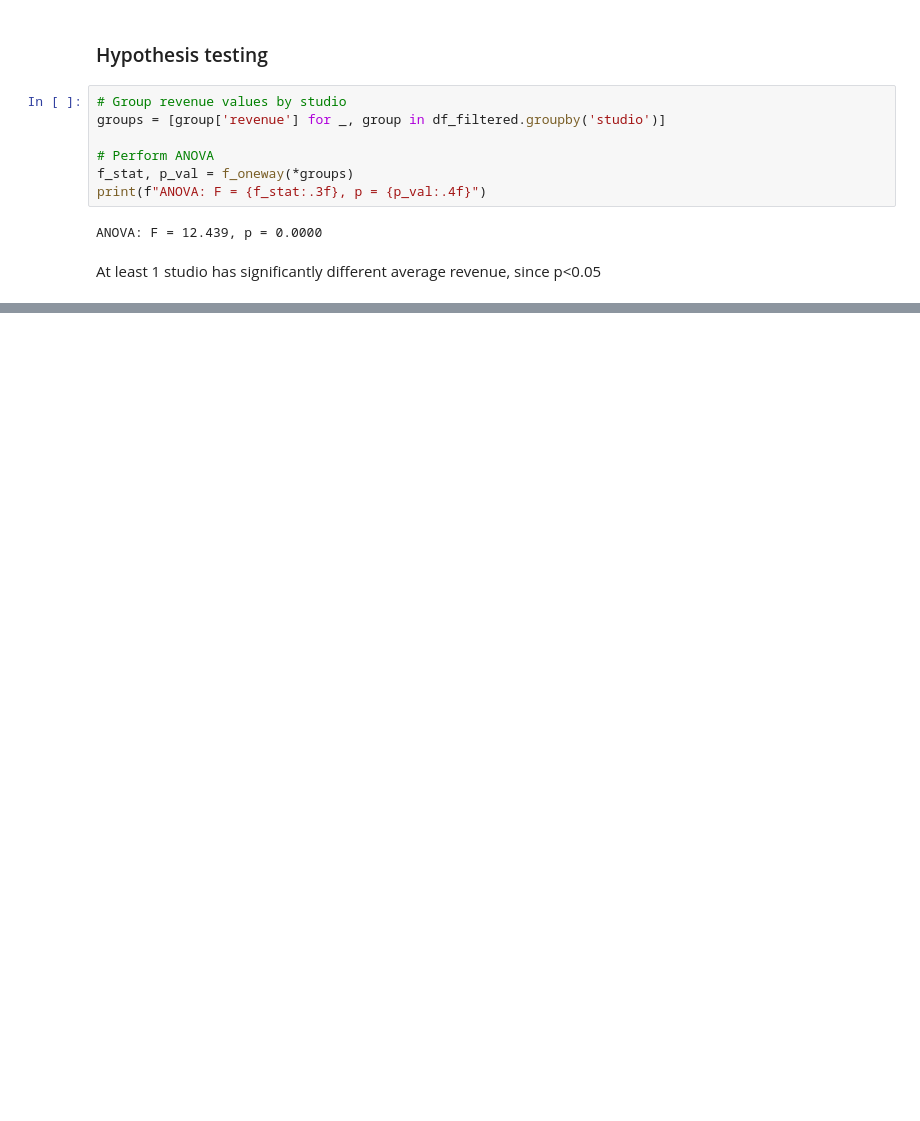
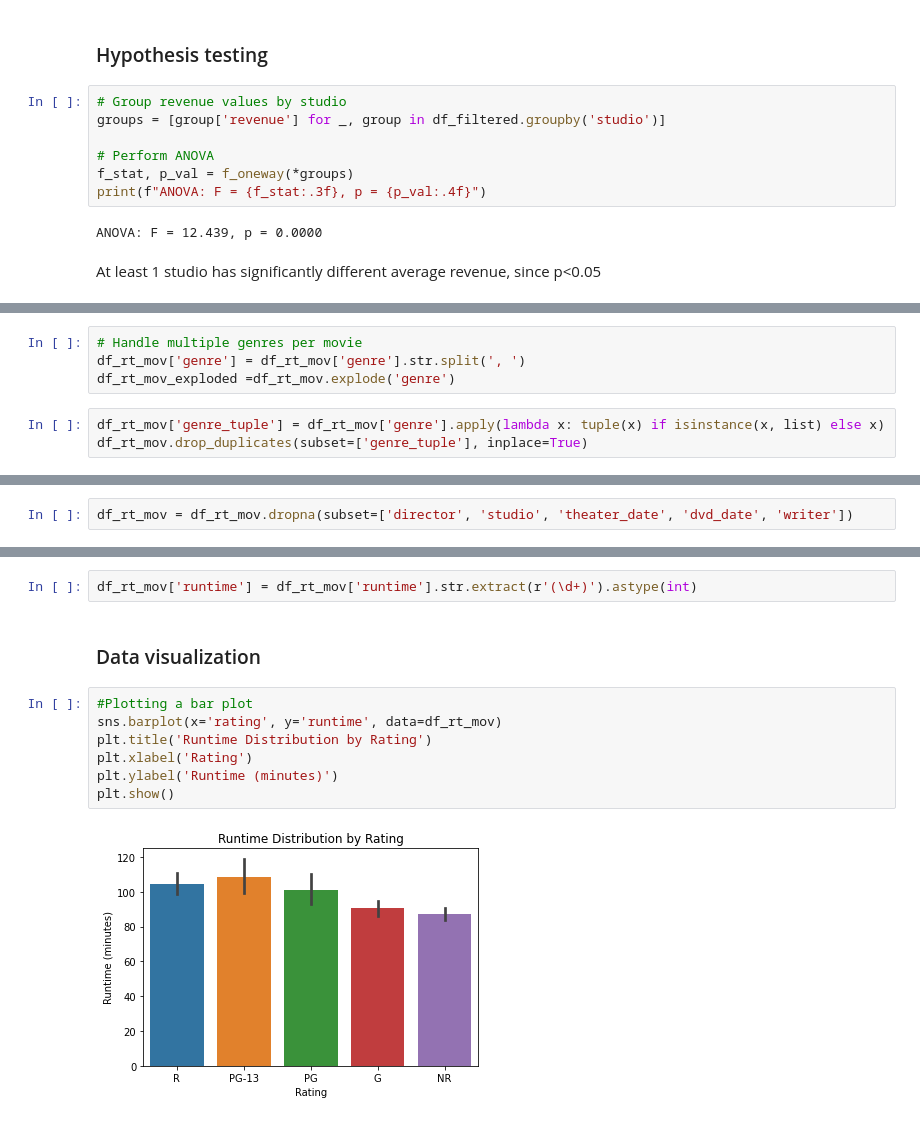
Before and after one commit to hildajerotich/GROUP-6-PHASE-2-PROJECT, a Jupyter notebook: student.ipynb, the cells around one changed output, grey strips where cells are left out. Cells and saved outputs as stored; diff of their text form; blank space fills up the shorter version.

```diff
--- a/student.ipynb
+++ b/student.ipynb
@@ -424,0 +446,7 @@ At least 1 studio has significantly different average revenue, since p<0.05
+# %%
+# Handle multiple genres per movie
+df_rt_mov['genre'] = df_rt_mov['genre'].str.split(', ')
+df_rt_mov_exploded =df_rt_mov.explode('genre')
+# %%
+df_rt_mov['genre_tuple'] = df_rt_mov['genre'].apply(lambda x: tuple(x) if isinstance(x, list) else x)
+df_rt_mov.drop_duplicates(subset=['genre_tuple'], inplace=True)
@@ -424,0 +494,2 @@ At least 1 studio has significantly different average revenue, since p<0.05
+# %%
+df_rt_mov = df_rt_mov.dropna(subset=['director', 'studio', 'theater_date', 'dvd_date', 'writer'])
@@ -424,0 +520,13 @@ At least 1 studio has significantly different average revenue, since p<0.05
+# %%
+df_rt_mov['runtime'] = df_rt_mov['runtime'].str.extract(r'(\d+)').astype(int)
+# %% [markdown]
+### Data visualization
+# %%
+#Plotting a bar plot
+sns.barplot(x='rating', y='runtime', data=df_rt_mov)
+plt.title('Runtime Distribution by Rating')
+plt.xlabel('Rating')
+plt.ylabel('Runtime (minutes)')
+plt.show()
+# %% [output]
+[figure, added]
```
Also changed, not shown: parts of 20 cells of this notebook.
